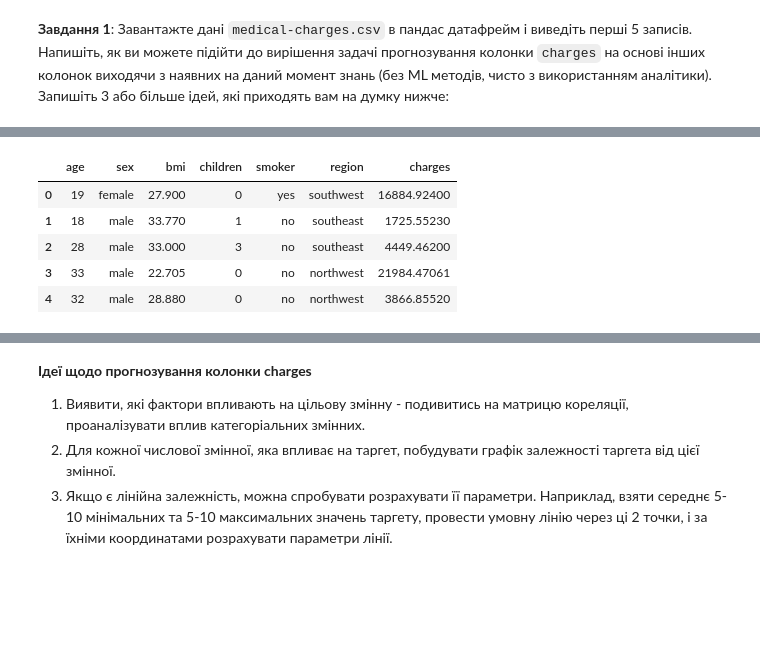
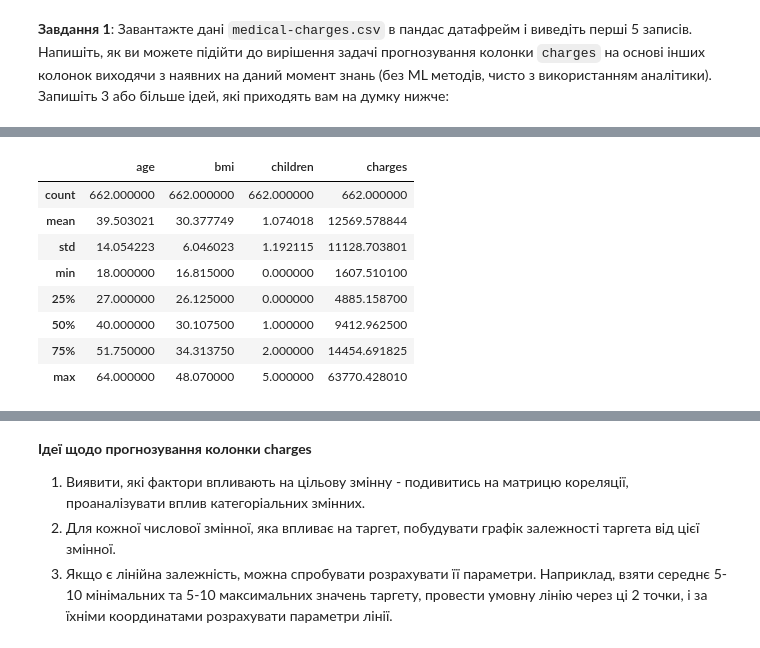
Before and after one commit to roldugina/Machine_learning_course, a Jupyter notebook: ML_task_2_2_lin_regr_analysis.ipynb, the cells around one changed output, grey strips where cells are left out. Drawn from its saved outputs; the diff is of its cells as text; code cells hidden in the pictures; blank space fills up the shorter version.

```diff
--- a/ML_task_2_2_lin_regr_analysis.ipynb
+++ b/ML_task_2_2_lin_regr_analysis.ipynb
@@ -16,9 +28,12 @@ medical_df = pd.read_csv("https://raw.githubusercontent.com/roldugina/Machine_le
 # %%
-medical_df.head(5)
+medical_df[medical_df['sex'] == 'female'].describe()
 # %% [output]
-|  | age | sex | bmi | children | smoker | region | charges |
-| 0 | 19 | female | 27.900 | 0 | yes | southwest | 16884.92400 |
-| 1 | 18 | male | 33.770 | 1 | no | southeast | 1725.55230 |
-| 2 | 28 | male | 33.000 | 3 | no | southeast | 4449.46200 |
-| 3 | 33 | male | 22.705 | 0 | no | northwest | 21984.47061 |
-| 4 | 32 | male | 28.880 | 0 | no | northwest | 3866.85520 |
+|  | age | bmi | children | charges |
+| count | 662.000000 | 662.000000 | 662.000000 | 662.000000 |
+| mean | 39.503021 | 30.377749 | 1.074018 | 12569.578844 |
+| std | 14.054223 | 6.046023 | 1.192115 | 11128.703801 |
+| min | 18.000000 | 16.815000 | 0.000000 | 1607.510100 |
+| 25% | 27.000000 | 26.125000 | 0.000000 | 4885.158700 |
+| 50% | 40.000000 | 30.107500 | 1.000000 | 9412.962500 |
+| 75% | 51.750000 | 34.313750 | 2.000000 | 14454.691825 |
+| max | 64.000000 | 48.070000 | 5.000000 | 63770.428010 |
```
Also changed, not shown: parts of 8 cells of this notebook.
